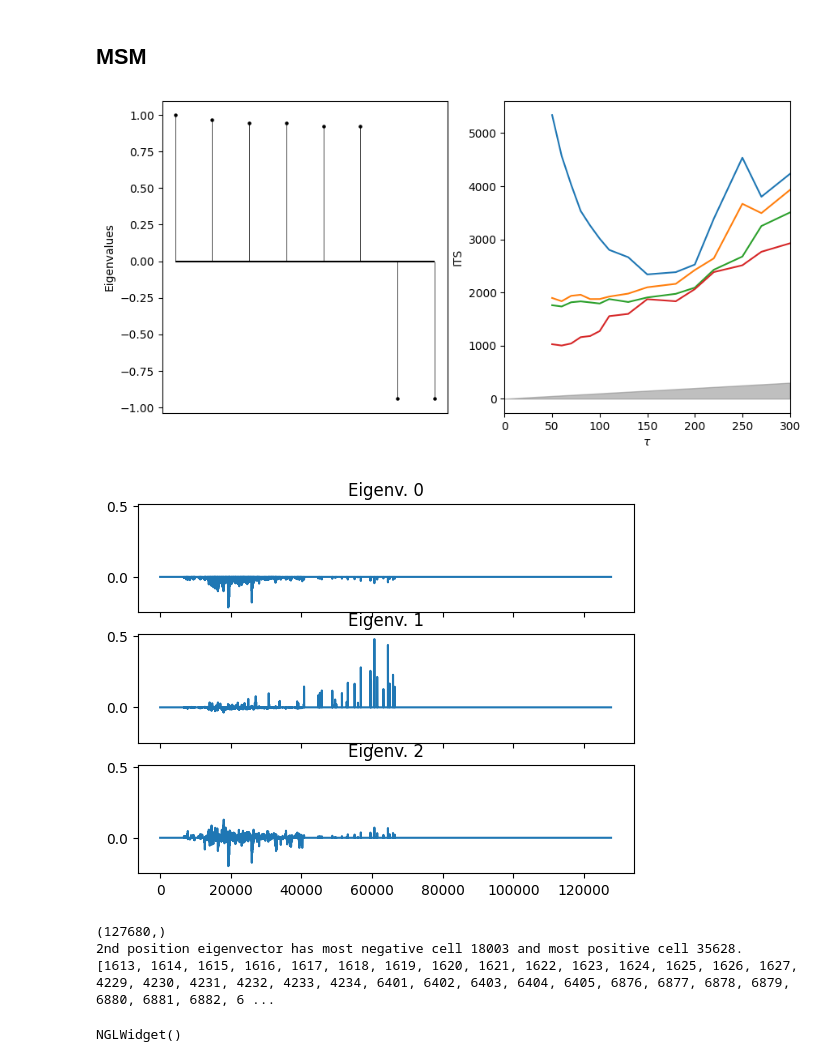
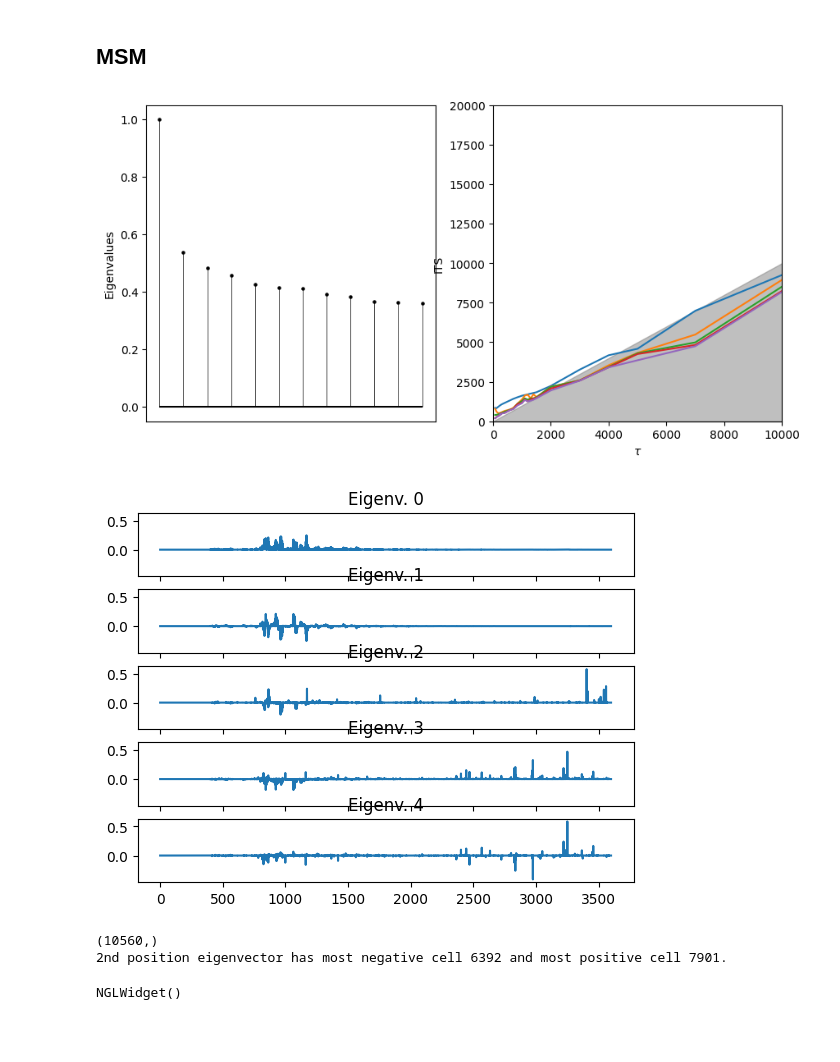
Before and after one commit to bkellerlab/molecularRotationalGrids, a Jupyter notebook: jupyter/Meeting_2024_02_14.ipynb, the cells around one changed output. Drawn from its saved outputs; the diff is of its cells as text; code cells hidden in the pictures; blank space fills up the shorter version.

```diff
--- a/jupyter/Meeting_2024_02_14.ipynb
+++ b/jupyter/Meeting_2024_02_14.ipynb
@@ -665,30 +680,35 @@ NGLWidget()
 # %% [markdown]
 ## MSM
 # %%
-water_sh = SimulationHistogram("H2O_H2O_0095_30000", "H2O", is_pt=False,
-                             full_grid=FullGrid(b_grid_name="160", o_grid_name="42",
-                                                t_grid_name="linspace(0.2, 1, 20)"),
-                             second_molecule_selection="bynum 4:6", use_saved=True)
-#water_MSM = MSM(water_sh, tau_array=np.array([100, 150, 200, 300, 500, 700, 1000, 1500, 2000]))
-#water_MSM.get_transitions_matrix()
-#my_eval, my_evec = water_MSM.get_eigenval_eigenvec(8, which="LR")
-#print(my_eval)
+water_sh = SimulationHistogram("H2O_H2O_0095_2000008", "H2O", is_pt=False,
+                                   full_grid=FullGrid(b_grid_name="20", o_grid_name="20",
+                                                      t_grid_name="linspace(0.2, 0.6, 10)"),
+                                   second_molecule_selection="bynum 4:6", use_saved=False)
 # %%
-tp = TransitionPlot(water_sh, tau_array=np.array([50, 60, 70, 80, 90, 100, 110, 130, 150, 180, 200, 220,
-                                                250, 270, 300]))
+tau_array = np.array([70, 80, 90, 100, 110, 130, 150, 180, 200, 220,
+                                                250, 270, 300, 400, 600, 700, 850, 1000
+                      , 1100, 1200, 1300, 1400, 1500,
+                      2000, 3000, 4000, 5000, 7000, 10000])
+msm = MSM(water_sh, tau_array=tau_array, use_saved=False)
+msm.get_eigenval_eigenvec(12, which="LR")
+
+tp = TransitionPlot(water_sh, tau_array=tau_array)
+tp.transition_obj = msm
+tp.transition_obj.use_saved=True
 fig, ax = plt.subplots(1, 2, sharex=False, sharey=False, figsize=(10, 5))
-tp.plot_eigenvalues(num_eigenv=5, index_tau=5, save=False, fig=fig, ax=ax[0])
-tp.plot_its(5, as_line=False, save=False, fig=fig, ax=ax[1])
+ax[1].set_ylim(0, 20000)
+tp.plot_eigenvalues(num_eigenv=6, index_tau=17, save=False, fig=fig, ax=ax[0])
+tp.plot_its(6, as_line=False, save=False, fig=fig, ax=ax[1])
 plt.show()
 # %% [output]
-[figure, old version]
+[figure, new version]
 # %%
-fig, ax = plt.subplots(3, sharex=True, sharey=True)
-for i in range(3):
-    tp.plot_one_eigenvector_flat(i, save=False, fig=fig, ax=ax[i], index_tau=5)
+fig, ax = plt.subplots(5, sharex=True, sharey=True)
+for i in range(5):
+    tp.plot_one_eigenvector_flat(i, save=False, fig=fig, ax=ax[i], index_tau=17)
 plt.show()
 # %% [output]
-[figure, old version]
+[figure, new version]
 # %%
 vm = ViewManager(water_sh.trajectory_universe)
 vm.fresh_view()
@@ -710,14 +730,13 @@ for one_argmax in [most_negative, most_positive]:
     assigned_frames.extend(all_assigned)
     colors.extend([vm.current_magnitudes[one_argmax]])
 vm.current_magnitudes = None
-print(assigned_frames)
+#print(assigned_frames)
 
 vm.plot_frames_overlapping(np.random.choice(assigned_frames, 30))
 vm.view
 # %% [output]
-(127680,)
-2nd position eigenvector has most negative cell 18003 and most positive cell 35628.
-[1613, 1614, 1615, 1616, 1617, 1618, 1619, 1620, 1621, 1622, 1623, 1624, 1625, 1626, 1627, 4229, 4230, 4231, 4232, 4233, 4234, 6401, 6402, 6403, 6404, 6405, 6876, 6877, 6878, 6879, 6880, 6881, 6882, 6 ...
+(10560,)
+2nd position eigenvector has most negative cell 6392 and most positive cell 7901.
 NGLWidget()
 # %%
 # -> direction: INPUT start coordinates (3N), 7D gridpoint; OUTPUT end coordinates (3N)
```
Also changed, not shown: parts of 1 cell of this notebook, 31 other files.
